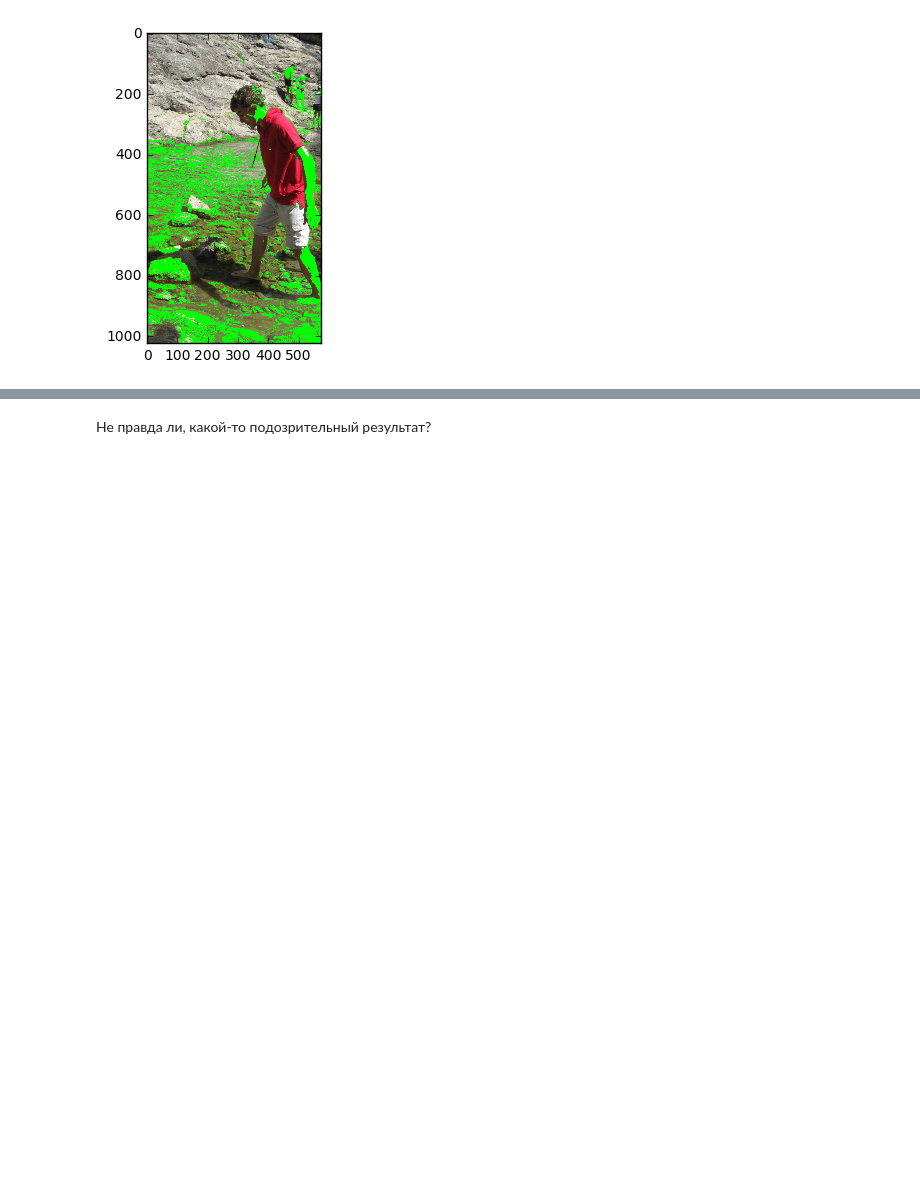
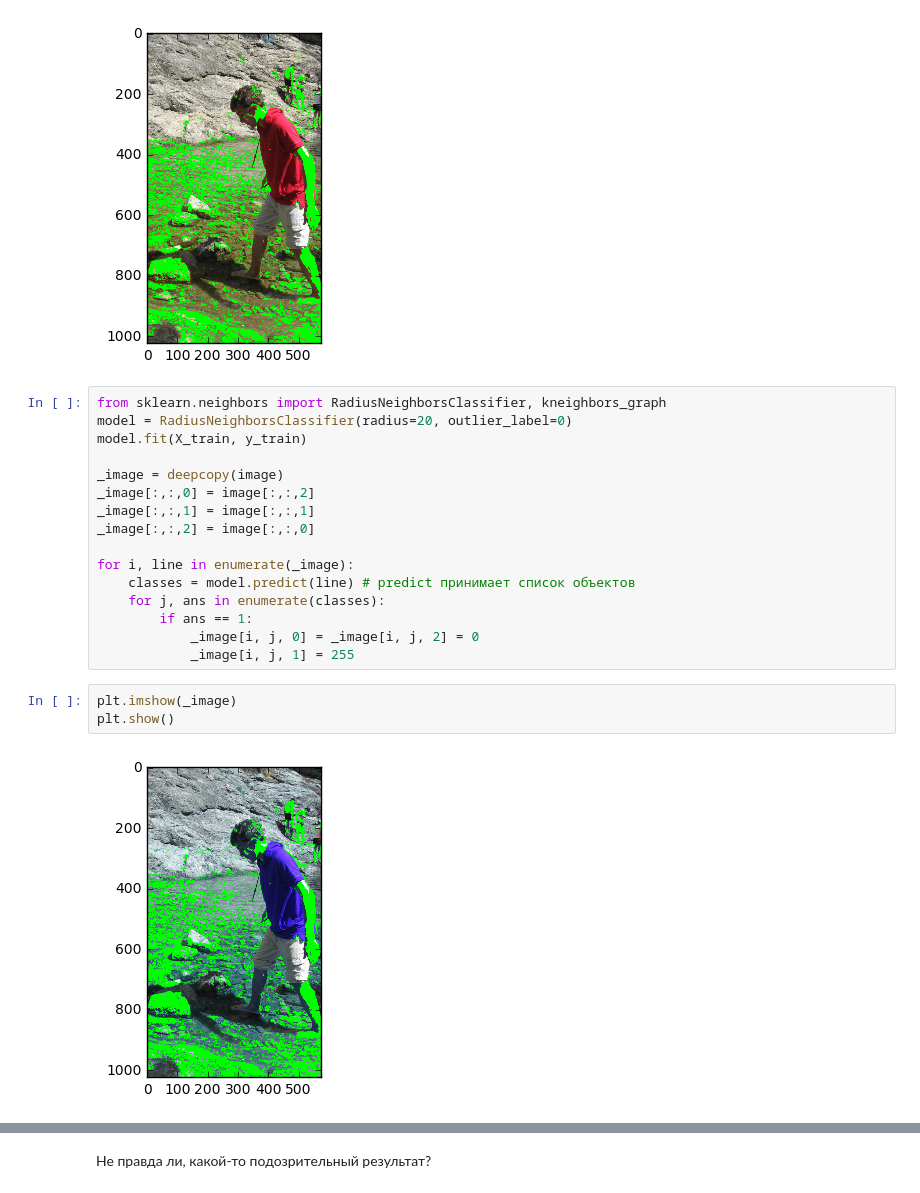
Before and after one commit to Nagapetyan/MIPT_Data_Mining_In_Action_2016, a Jupyter notebook: industry/seminar2/DMIA2016_Sem2task_base_SkinSegmentation.ipynb, the cells around one changed output, grey strips where cells are left out. Cells and saved outputs as stored; diff of their text form; blank space fills up the shorter version.

```diff
--- a/industry/seminar2/DMIA2016_Sem2task_base_SkinSegmentation.ipynb
+++ b/industry/seminar2/DMIA2016_Sem2task_base_SkinSegmentation.ipynb
@@ -183,3 +183,24 @@ plt.imshow(Image)
 # %% [output]
 <matplotlib.image.AxesImage at 0x...>
 [figure]
+# %%
+from sklearn.neighbors import RadiusNeighborsClassifier, kneighbors_graph
+model = RadiusNeighborsClassifier(radius=20, outlier_label=0)
+model.fit(X_train, y_train)
+
+_image = deepcopy(image)
+_image[:,:,0] = image[:,:,2]
+_image[:,:,1] = image[:,:,1]
+_image[:,:,2] = image[:,:,0]
+
+for i, line in enumerate(_image):
+    classes = model.predict(line) # predict принимает список объектов
+    for j, ans in enumerate(classes):
+        if ans == 1:
+            _image[i, j, 0] = _image[i, j, 2] = 0
+            _image[i, j, 1] = 255
+# %%
+plt.imshow(_image)
+plt.show()
+# %% [output]
+[figure, added]
```
Also changed, not shown: parts of 1 cell of this notebook.
